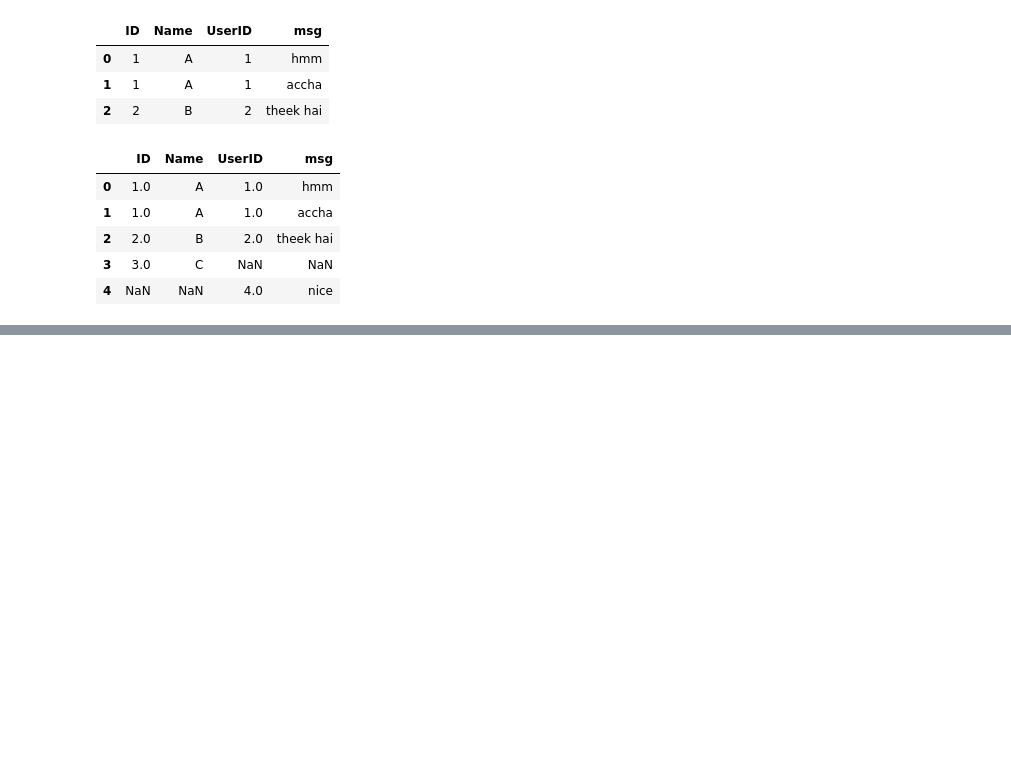
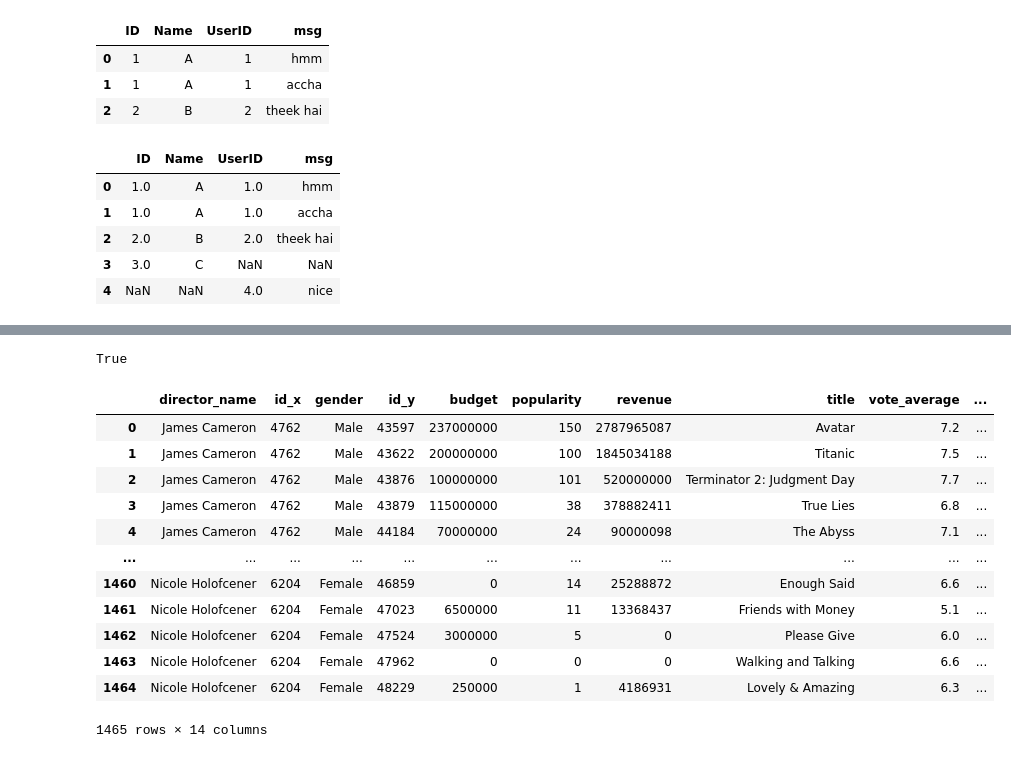
Before and after one commit to jeeet0700/Revision, a Jupyter notebook: Pandas revision.ipynb, the cells around one changed output, grey strips where cells are left out. Cells and saved outputs as stored; diff of their text form; code cells hidden in the pictures; blank space fills up the shorter version.

```diff
--- a/Pandas revision.ipynb
+++ b/Pandas revision.ipynb
@@ -1238,0 +1253,3 @@ user.merge(msg,left_on="ID",right_on="UserID",how="outer")
+# %%
+direct=pd.read_csv("directors.csv",index_col=0)
+direct
@@ -1238,0 +1304,20 @@ user.merge(msg,left_on="ID",right_on="UserID",how="outer")
+# %%
+np.all(mov["director_id"].isin(direct["id"]))
+# %% [output]
+True
+# %%
+direct.merge(mov,left_on="id",right_on="director_id")
+# %% [output]
+|  | director_name | id_x | gender | id_y | budget | popularity | revenue | title | vote_average | ... |
+| 0 | James Cameron | 4762 | Male | 43597 | 237000000 | 150 | 2787965087 | Avatar | 7.2 | ... |
+| 1 | James Cameron | 4762 | Male | 43622 | 200000000 | 100 | 1845034188 | Titanic | 7.5 | ... |
+| 2 | James Cameron | 4762 | Male | 43876 | 100000000 | 101 | 520000000 | Terminator 2: Judgment Day | 7.7 | ... |
+| 3 | James Cameron | 4762 | Male | 43879 | 115000000 | 38 | 378882411 | True Lies | 6.8 | ... |
+| 4 | James Cameron | 4762 | Male | 44184 | 70000000 | 24 | 90000098 | The Abyss | 7.1 | ... |
+| ... | ... | ... | ... | ... | ... | ... | ... | ... | ... | ... |
+| 1460 | Nicole Holofcener | 6204 | Female | 46859 | 0 | 14 | 25288872 | Enough Said | 6.6 | ... |
+| 1461 | Nicole Holofcener | 6204 | Female | 47023 | 6500000 | 11 | 13368437 | Friends with Money | 5.1 | ... |
+| 1462 | Nicole Holofcener | 6204 | Female | 47524 | 3000000 | 5 | 0 | Please Give | 6.0 | ... |
+| 1463 | Nicole Holofcener | 6204 | Female | 47962 | 0 | 0 | 0 | Walking and Talking | 6.6 | ... |
+| 1464 | Nicole Holofcener | 6204 | Female | 48229 | 250000 | 1 | 4186931 | Lovely & Amazing | 6.3 | ... |
+1465 rows × 14 columns
```
Also changed, not shown: parts of 26 cells of this notebook.
